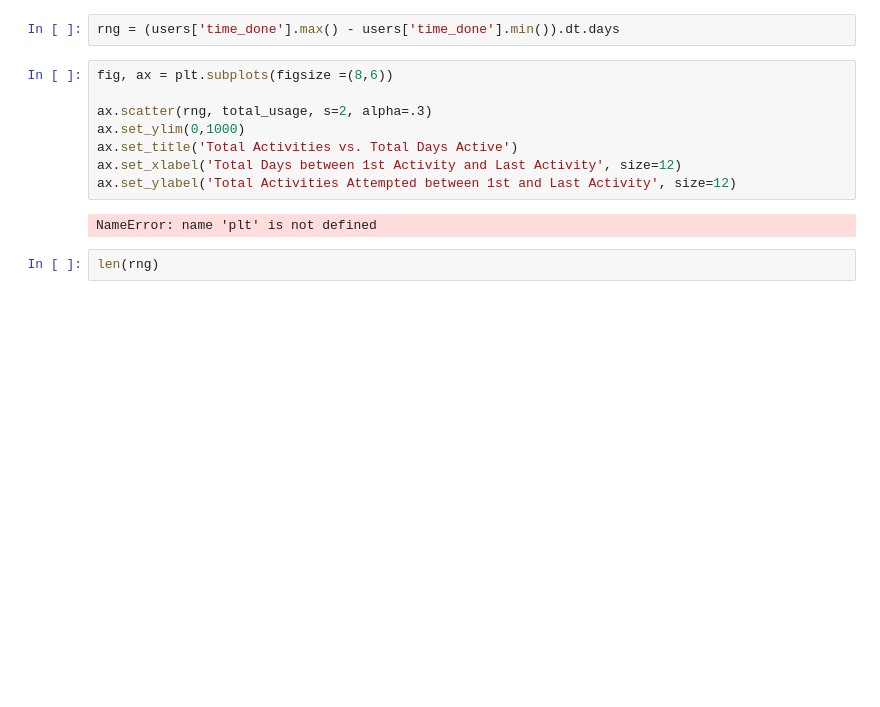
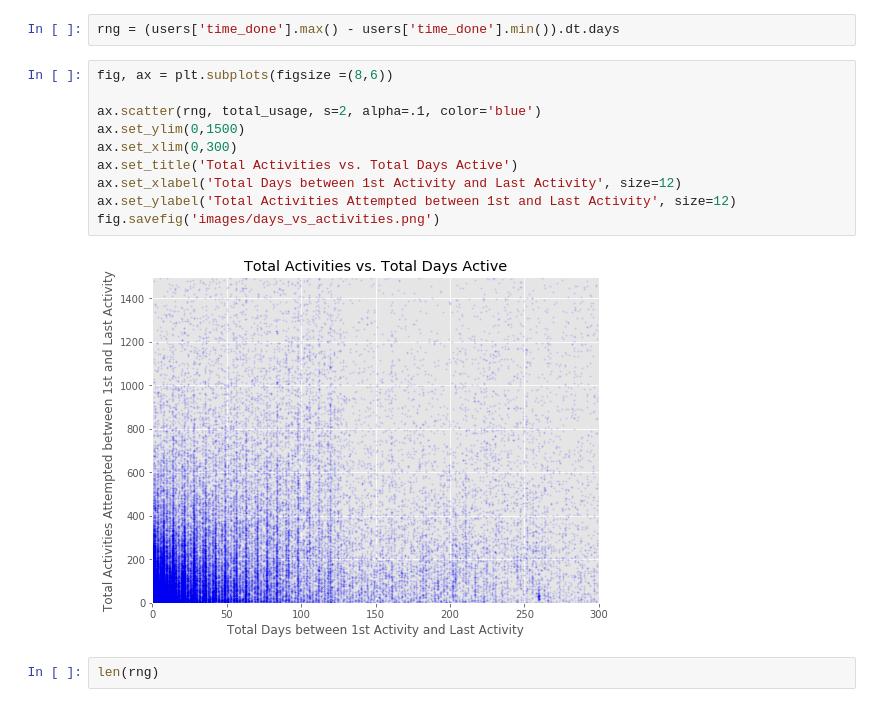
Before and after one commit to branlindsey/junyi_app_user, a Jupyter notebook: EDA.ipynb, the cells around one changed output. Saved outputs shown, nothing was run; the diff lists cells and outputs as text; blank space fills up the shorter version.

```diff
--- a/EDA.ipynb
+++ b/EDA.ipynb
@@ -145,13 +112,15 @@ rng = (users['time_done'].max() - users['time_done'].min()).dt.days
 # %%
 fig, ax = plt.subplots(figsize =(8,6))
 
-ax.scatter(rng, total_usage, s=2, alpha=.3)
-ax.set_ylim(0,1000)
+ax.scatter(rng, total_usage, s=2, alpha=.1, color='blue')
+ax.set_ylim(0,1500)
+ax.set_xlim(0,300)
 ax.set_title('Total Activities vs. Total Days Active')
 ax.set_xlabel('Total Days between 1st Activity and Last Activity', size=12)
 ax.set_ylabel('Total Activities Attempted between 1st and Last Activity', size=12)
+fig.savefig('images/days_vs_activities.png')
 # %% [output]
-NameError: name 'plt' is not defined
+[figure, added]
 # %%
 len(rng)
 # %% [output]
```
Also changed, not shown: parts of 29 cells of this notebook, 10 other files.
